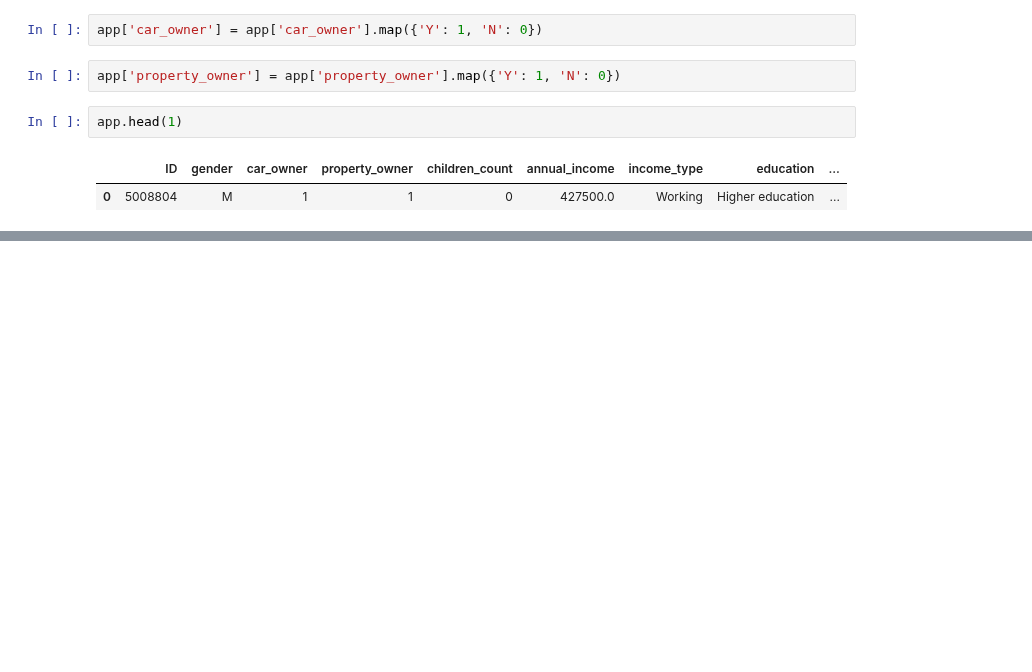
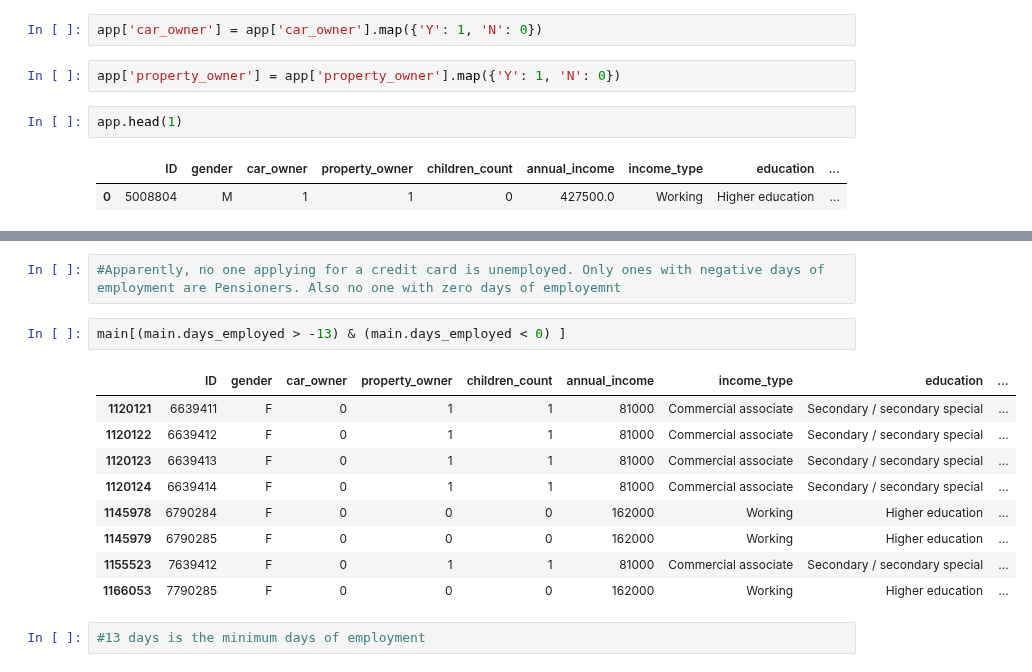
Before and after one commit to credit-risk-management-predictor/credit-risk-management-predictor, a Jupyter notebook: matt-wrangle.ipynb, the cells around one changed output, grey strips where cells are left out. Saved outputs shown, nothing was run; the diff lists cells and outputs as text; blank space fills up the shorter version.

```diff
--- a/matt-wrangle.ipynb
+++ b/matt-wrangle.ipynb
@@ -128,0 +188,16 @@ for col in cols:
+# %%
+#Apparently, no one applying for a credit card is unemployed. Only ones with negative days of employment are Pensioners. Also no one with zero days of employemnt
+# %%
+main[(main.days_employed > -13) & (main.days_employed < 0) ]
+# %% [output]
+|  | ID | gender | car_owner | property_owner | children_count | annual_income | income_type | education | ... |
+| 1120121 | 6639411 | F | 0 | 1 | 1 | 81000 | Commercial associate | Secondary / secondary special | ... |
+| 1120122 | 6639412 | F | 0 | 1 | 1 | 81000 | Commercial associate | Secondary / secondary special | ... |
+| 1120123 | 6639413 | F | 0 | 1 | 1 | 81000 | Commercial associate | Secondary / secondary special | ... |
+| 1120124 | 6639414 | F | 0 | 1 | 1 | 81000 | Commercial associate | Secondary / secondary special | ... |
+| 1145978 | 6790284 | F | 0 | 0 | 0 | 162000 | Working | Higher education | ... |
+| 1145979 | 6790285 | F | 0 | 0 | 0 | 162000 | Working | Higher education | ... |
+| 1155523 | 7639412 | F | 0 | 1 | 1 | 81000 | Commercial associate | Secondary / secondary special | ... |
+| 1166053 | 7790285 | F | 0 | 0 | 0 | 162000 | Working | Higher education | ... |
+# %%
+#13 days is the minimum days of employment
```
Also changed, not shown: parts of 19 cells of this notebook.
